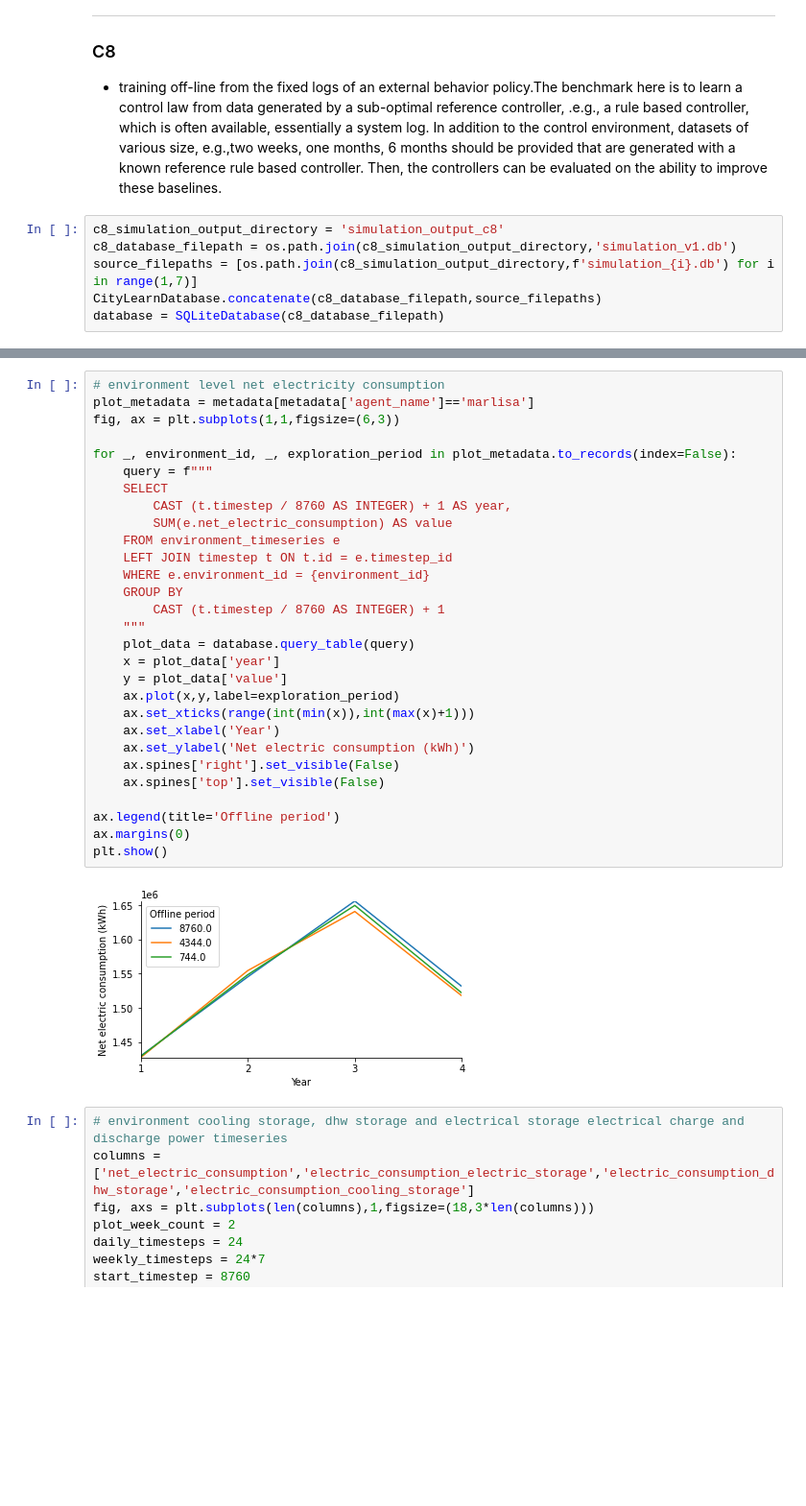
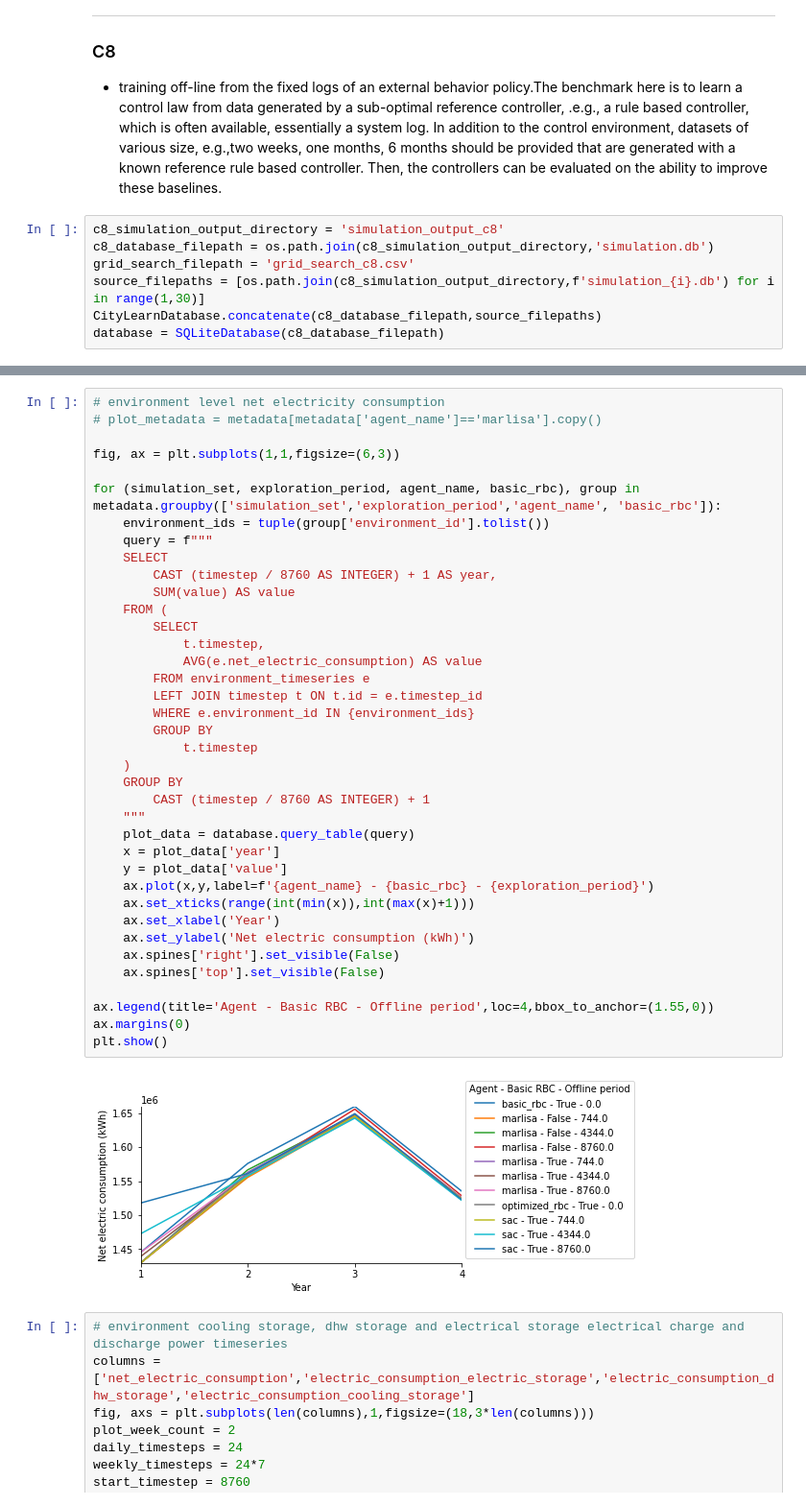
Before and after one commit to intelligent-environments-lab/CityLearn, a Jupyter notebook: reward_function_exploration_analysis.ipynb, the cells around one changed output, grey strips where cells are left out. Shown at 96% size. Saved outputs shown, nothing was run; the diff lists cells and outputs as text; blank space fills up the shorter version.

```diff
--- a/reward_function_exploration_analysis.ipynb
+++ b/reward_function_exploration_analysis.ipynb
@@ -52,8 +56,9 @@ $E$ is an array of the district buildings' electricity demand, $n$ is the number
 - training off-line from the fixed logs of an external behavior policy.The benchmark here is to learn a control law  from data generated by a sub-optimal reference controller, .e.g., a rule based controller, which is often available, essentially a system log. In addition to the control environment, datasets of various size, e.g.,two weeks, one months, 6 months should be provided that are generated with a known reference rule based controller. Then, the controllers can be evaluated on the ability to improve these baselines.
 # %%
 c8_simulation_output_directory = 'simulation_output_c8'
-c8_database_filepath = os.path.join(c8_simulation_output_directory,'simulation_v1.db')
-source_filepaths = [os.path.join(c8_simulation_output_directory,f'simulation_{i}.db') for i in range(1,7)]
+c8_database_filepath = os.path.join(c8_simulation_output_directory,'simulation.db')
+grid_search_filepath = 'grid_search_c8.csv'
+source_filepaths = [os.path.join(c8_simulation_output_directory,f'simulation_{i}.db') for i in range(1,30)]
 CityLearnDatabase.concatenate(c8_database_filepath,source_filepaths)
 database = SQLiteDatabase(c8_database_filepath)
 # %% [output]
@@ -91,34 +200,43 @@ Simulation metadata
 # %%
 # environment level net electricity consumption
-plot_metadata = metadata[metadata['agent_name']=='marlisa']
+# plot_metadata = metadata[metadata['agent_name']=='marlisa'].copy()
+
 fig, ax = plt.subplots(1,1,figsize=(6,3))
 
-for _, environment_id, _, exploration_period in plot_metadata.to_records(index=False):
+for (simulation_set, exploration_period, agent_name, basic_rbc), group in metadata.groupby(['simulation_set','exploration_period','agent_name', 'basic_rbc']):
+    environment_ids = tuple(group['environment_id'].tolist())
     query = f"""
     SELECT
-        CAST (t.timestep / 8760 AS INTEGER) + 1 AS year,
-        SUM(e.net_electric_consumption) AS value
-    FROM environment_timeseries e
-    LEFT JOIN timestep t ON t.id = e.timestep_id
-    WHERE e.environment_id = {environment_id}
+        CAST (timestep / 8760 AS INTEGER) + 1 AS year,
+        SUM(value) AS value
+    FROM (
+        SELECT
+            t.timestep,
+            AVG(e.net_electric_consumption) AS value
+        FROM environment_timeseries e
+        LEFT JOIN timestep t ON t.id = e.timestep_id
+        WHERE e.environment_id IN {environment_ids}
+        GROUP BY
+            t.timestep
+    )
     GROUP BY
-        CAST (t.timestep / 8760 AS INTEGER) + 1
+        CAST (timestep / 8760 AS INTEGER) + 1
     """
     plot_data = database.query_table(query)
     x = plot_data['year']
     y = plot_data['value']
-    ax.plot(x,y,label=exploration_period)
+    ax.plot(x,y,label=f'{agent_name} - {basic_rbc} - {exploration_period}')
     ax.set_xticks(range(int(min(x)),int(max(x)+1)))
     ax.set_xlabel('Year')
     ax.set_ylabel('Net electric consumption (kWh)')
     ax.spines['right'].set_visible(False)
     ax.spines['top'].set_visible(False)
 
-ax.legend(title='Offline period')
+ax.legend(title='Agent - Basic RBC - Offline period',loc=4,bbox_to_anchor=(1.55,0))
 ax.margins(0)
 plt.show()
 # %% [output]
-[figure, old version]
+[figure, new version]
 # %%
 # environment cooling storage, dhw storage and electrical storage electrical charge and discharge power timeseries
 columns = ['net_electric_consumption','electric_consumption_electric_storage','electric_consumption_dhw_storage','electric_consumption_cooling_storage']
```
Also changed, not shown: parts of 11 cells of this notebook, 3 other files.
